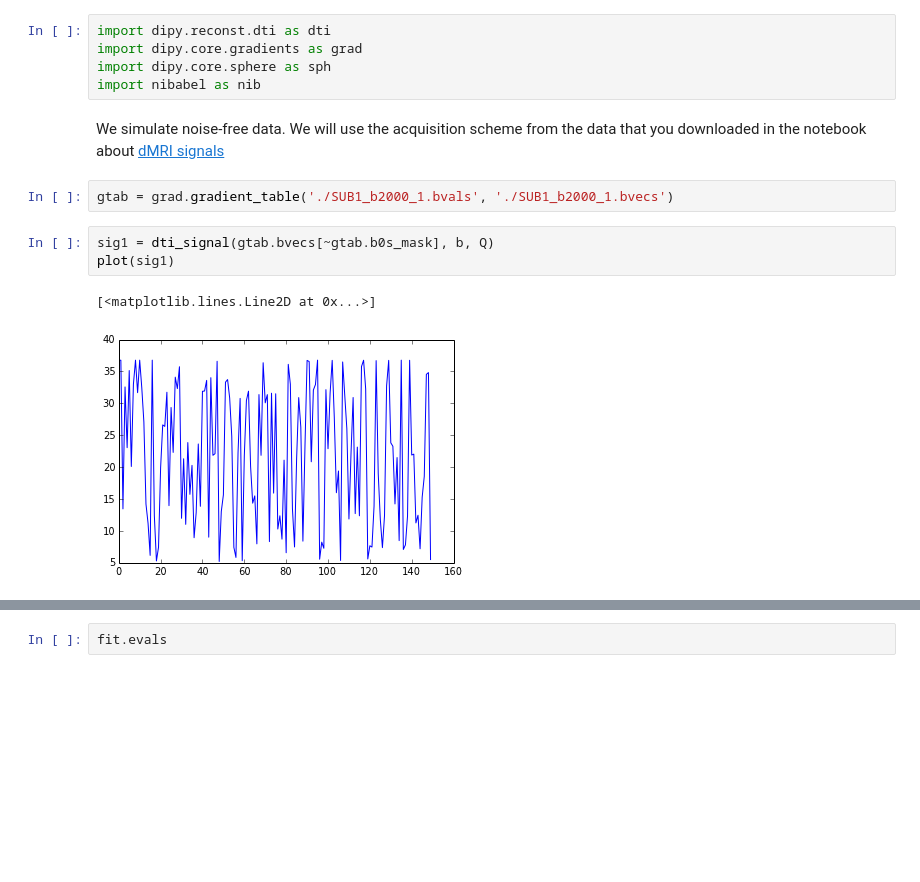
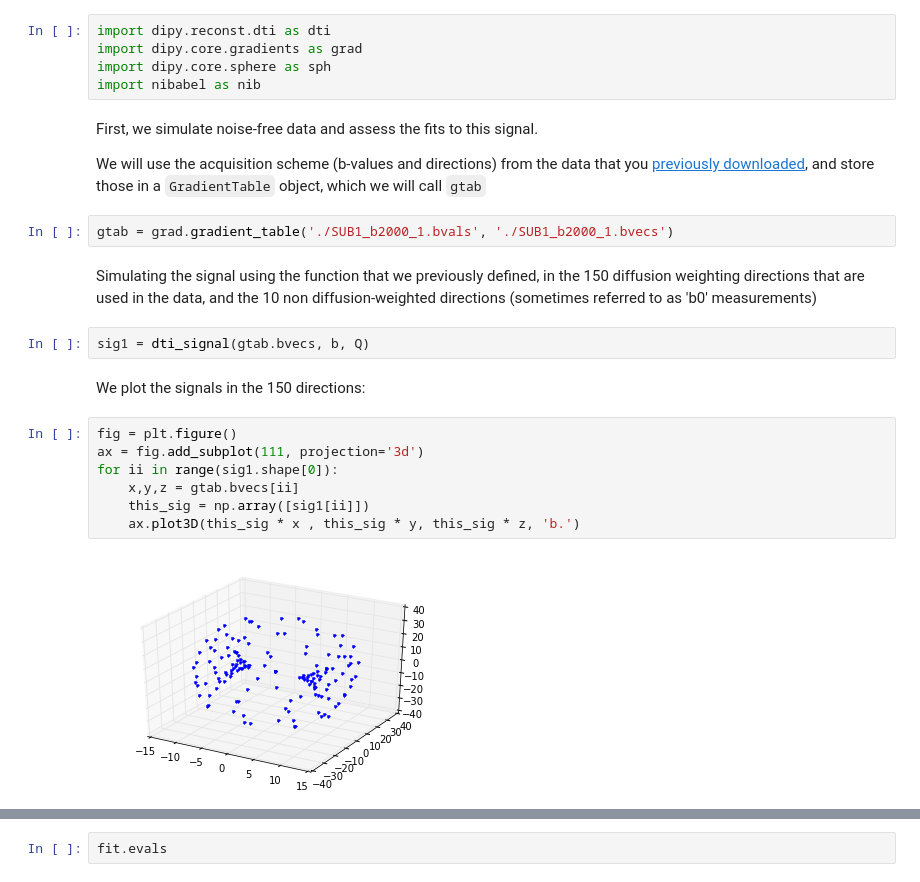
Before and after one commit to arokem/visual-white-matter, a Jupyter notebook: DTI.ipynb, the cells around one changed output, grey strips where cells are left out. Saved outputs shown, nothing was run; the diff lists cells and outputs as text; blank space fills up the shorter version.

Commit message:
More work on notebooks.

```diff
--- a/DTI.ipynb
+++ b/DTI.ipynb
@@ -80,12 +98,23 @@ import dipy.core.gradients as grad
 import dipy.core.sphere as sph
 import nibabel as nib
 # %% [markdown]
-We simulate noise-free data. We will use the acquisition scheme from the data that you downloaded in the notebook about [dMRI signals](dMRI-signals.ipynb)
+First, we simulate noise-free data and assess the fits to this signal.
+
+We will use the acquisition scheme (b-values and directions) from the data that you [previously downloaded](download-data.ipynb), and store those in a `GradientTable` object, which we will call `gtab`
 # %%
 gtab = grad.gradient_table('./SUB1_b2000_1.bvals', './SUB1_b2000_1.bvecs')
+# %% [markdown]
+Simulating the signal using the function that we previously defined, in the 150 diffusion weighting directions that are used in the data, and the 10 non diffusion-weighted directions (sometimes referred to as 'b0' measurements)
 # %%
-sig1 = dti_signal(gtab.bvecs[~gtab.b0s_mask], b, Q)
-plot(sig1)
+sig1 = dti_signal(gtab.bvecs, b, Q)
-# %% [output]
-[<matplotlib.lines.Line2D at 0x...>]
-[figure, removed]
+# %% [markdown]
+We plot the signals in the 150 directions:
+# %%
+fig = plt.figure()
+ax = fig.add_subplot(111, projection='3d')
+for ii in range(sig1.shape[0]):
+    x,y,z = gtab.bvecs[ii]
+    this_sig = np.array([sig1[ii]])
+    ax.plot3D(this_sig * x , this_sig * y, this_sig * z, 'b.')
+# %% [output]
+[figure, added]
```
Also changed, not shown: parts of 54 cells of this notebook, 5 other files.
